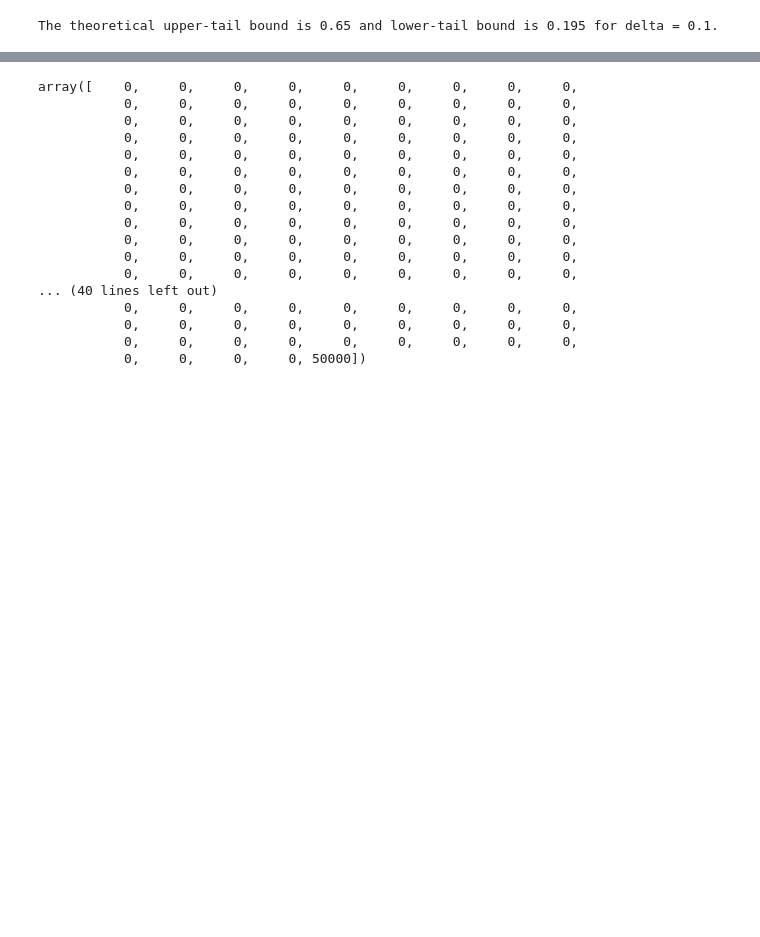
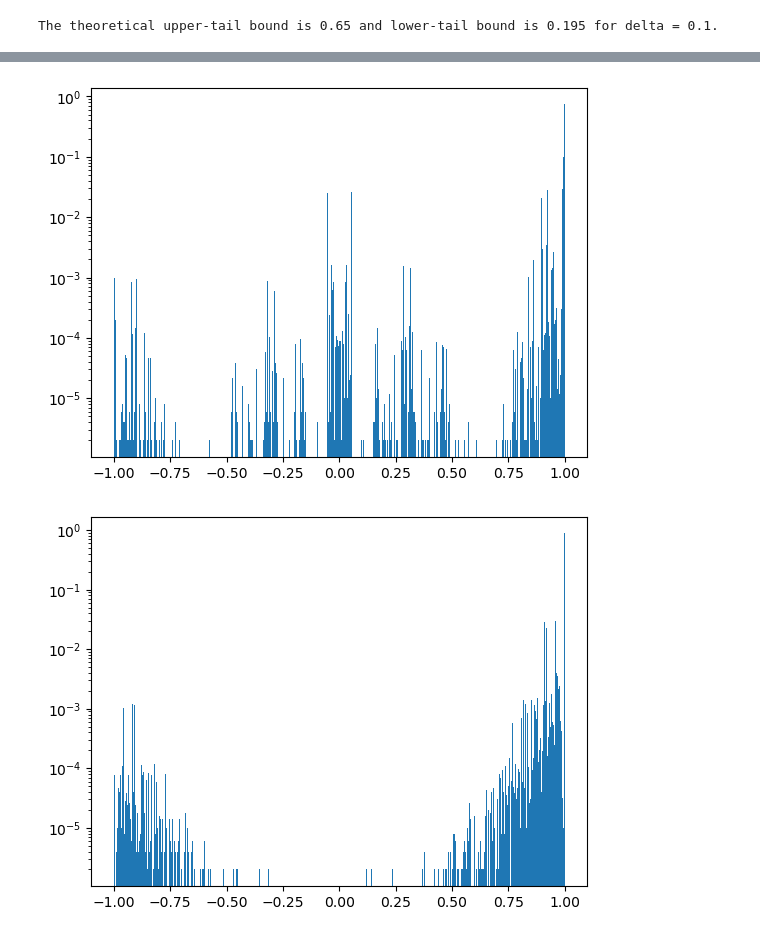
Before and after one commit to djclancy/phylogenetic_tree, a Jupyter notebook: gen_mag.ipynb, the cells around one changed output, grey strips where cells are left out. Drawn from its saved outputs; the diff is of its cells as text; code cells hidden in the pictures; blank space fills up the shorter version.

```diff
--- a/gen_mag.ipynb
+++ b/gen_mag.ipynb
@@ -11,13 +11,13 @@ import matplotlib.pyplot as plt
 import pandas as pd
 from tqdm import trange
 # %%
-n_internal_verts = 50 #Number of internal vertices in the tree
-batch_size = 1000 #Number of spins per batch.
+n_internal_verts = 200 #Number of internal vertices in the tree
+batch_size = 10000 #Number of spins per batch.
 num_batches = 50 #Number of batches per tree
 tree_types = [2, 3, 4, 5,6,7,8] #Degree types for d-regular tree
 
 trials_per_tree = batch_size * num_batches # Trials per tree
-total_trials = trials_per_tree * num_trees # Total number of trials
+total_trials = trials_per_tree * len(tree_types) # Total number of trials
 
 
 delta = 1/10  #Value of delta. Theoretical max is delta = 1/924
@@ -52,7 +52,7 @@ for ind, deg in enumerate(tree_types):
     empircal_count_above_threshold.append(0)
     empircal_count_below_threshold.append(0)
     Z = histograms[ind]
-    deg_sequence = [deg for deg in range(n_internal_verts)]
+    deg_sequence = [deg for _ in range(n_internal_verts)]
     root = GeneralizedFoataFuchs(deg_sequence, delta, C_val = C_val, c_val = c_val)
     for i in trange(num_batches):
         attempt = root.constructMagnetization(batch_size)
@@ -93,20 +94,8 @@ KeyboardInterrupt:
 # %%
-histograms[0]
+for Z in histograms:
+    plt.stairs(Z/trials_per_tree,bins,fill=True)
+    plt.yscale('log')
+    plt.show()
 # %% [output]
-array([    0,     0,     0,     0,     0,     0,     0,     0,     0,
-           0,     0,     0,     0,     0,     0,     0,     0,     0,
-           0,     0,     0,     0,     0,     0,     0,     0,     0,
-           0,     0,     0,     0,     0,     0,     0,     0,     0,
-           0,     0,     0,     0,     0,     0,     0,     0,     0,
-           0,     0,     0,     0,     0,     0,     0,     0,     0,
-           0,     0,     0,     0,     0,     0,     0,     0,     0,
-           0,     0,     0,     0,     0,     0,     0,     0,     0,
-           0,     0,     0,     0,     0,     0,     0,     0,     0,
-           0,     0,     0,     0,     0,     0,     0,     0,     0,
-           0,     0,     0,     0,     0,     0,     0,     0,     0,
-           0,     0,     0,     0,     0,     0,     0,     0,     0,
-... (40 lines left out)
-           0,     0,     0,     0,     0,     0,     0,     0,     0,
-           0,     0,     0,     0,     0,     0,     0,     0,     0,
-           0,     0,     0,     0,     0,     0,     0,     0,     0,
-           0,     0,     0,     0, 50000])
+[figure, added]
+[figure, added]
```
Also changed, not shown: parts of 2 cells of this notebook, 2 other files.
